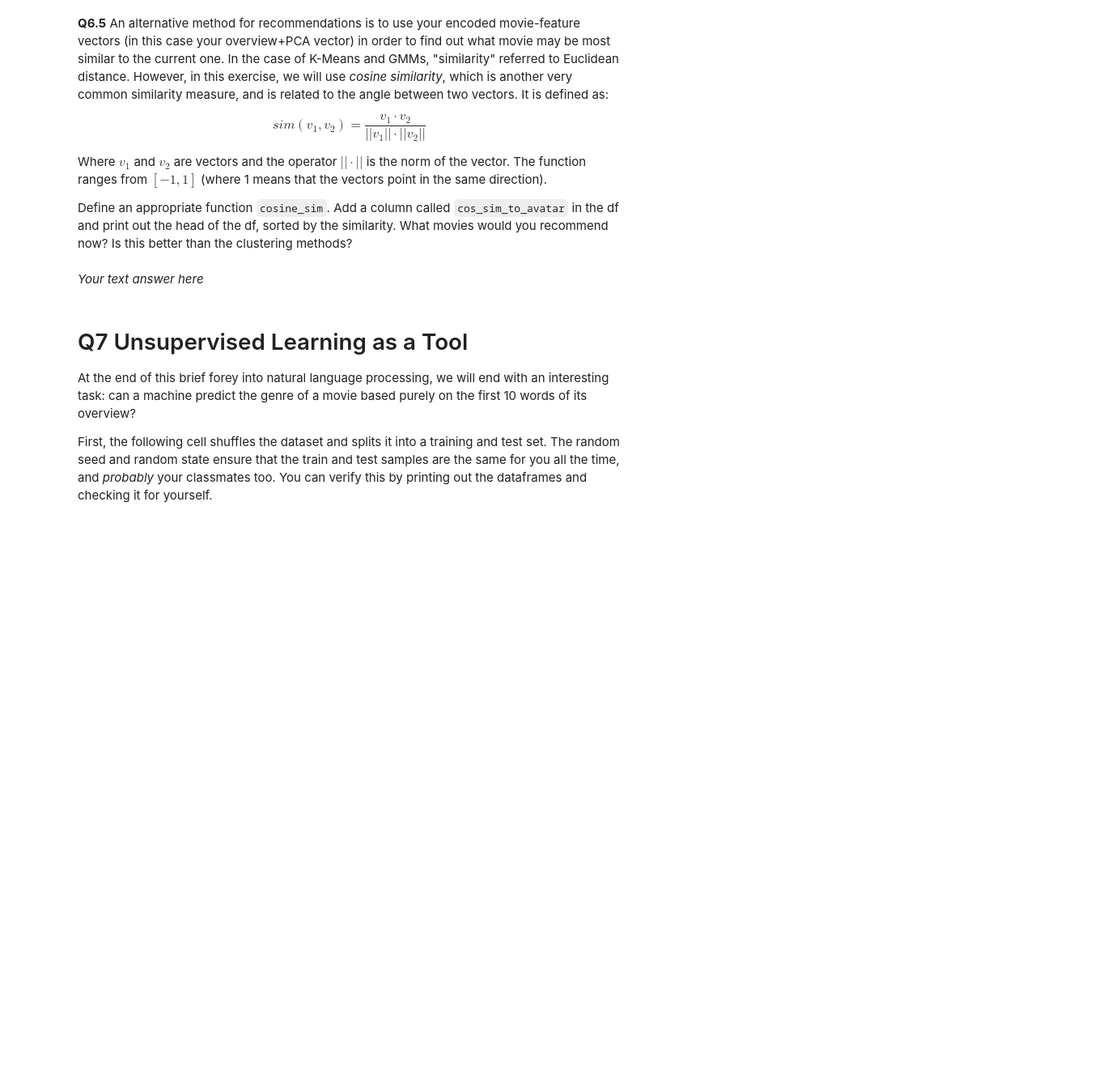
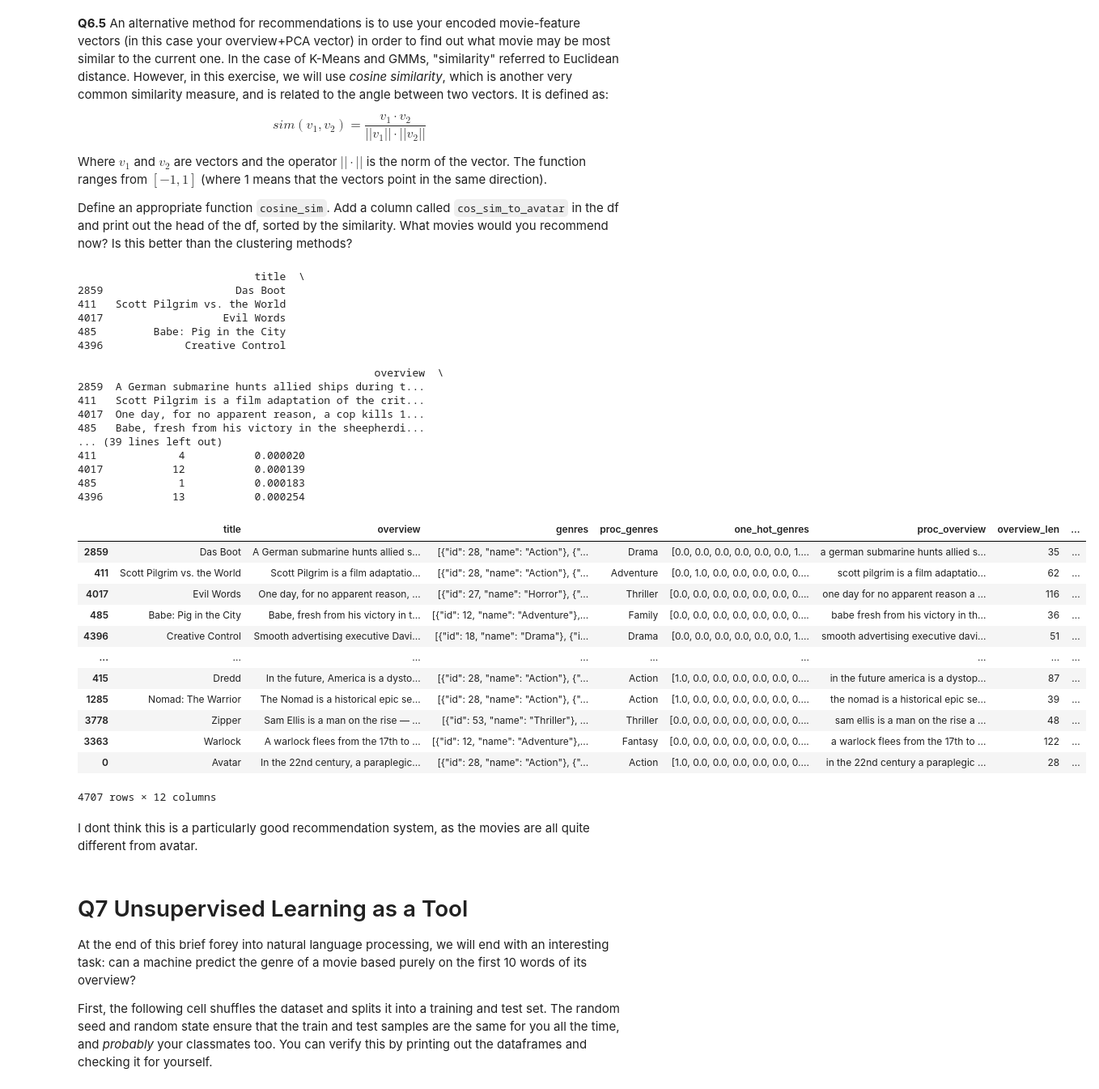
Before and after one commit to Marijnop/Assignments, a Jupyter notebook: Assignment 3 - Empty (1).ipynb, the cells around one changed output. Shown at 81% size. Cells and saved outputs as stored; diff of their text form; code cells hidden in the pictures; blank space fills up the shorter version.

```diff
--- a/Assignment 3 - Empty (1).ipynb
+++ b/Assignment 3 - Empty (1).ipynb
@@ -563,21 +620,64 @@ Where $v_1$ and $v_2$ are vectors and the operator $||\cdot||$ is the norm of th
 
 Define an appropriate function `cosine_sim`. Add a column called `cos_sim_to_avatar` in the df and print out the head of the df, sorted by the similarity. What movies would you recommend now? Is this better than the clustering methods?
 # %%
+# Define cosine similarity function
 def cosine_sim(v1, v2):
-    return ...
+    norm_v1 = np.linalg.norm(v1)
+    norm_v2 = np.linalg.norm(v2)
+    return np.dot(v1, v2) / (norm_v1 * norm_v2)
 
-# get overview_pca encoding of previously watched film
-prev_watch_enc = ...
+# Get overview_pca encoding of previously watched film
+prev_watch_enc = df.loc[df['title'] == prev_watch, 'overview_pca'].values[0]
 
-sims = [] # set up place to store similarities
+# Calculate cosine similarity between the feature vector of the previously watched film and all other feature vectors
+sims = []
 for i, row in df.iterrows():
-    sims.append(...)
+    sim = cosine_sim(prev_watch_enc, row['overview_pca'])
+    sims.append(np.abs(sim))  # Make the similarity values absolute
 
-df["cos_sim_to_avatar"] = ...
-df = df.sort_values(...) # sort df
-df # print to verify
+# Add cosine similarity column to the DataFrame
+df["cos_sim_to_avatar"] = sims
+
+# Sort DataFrame by cosine similarity
+df = df.sort_values(by='cos_sim_to_avatar')
+
+# Print the head of the DataFrame sorted by cosine similarity
+print(df.head())
+
+df
+# %% [output]
+                            title  \
+2859                     Das Boot
+411   Scott Pilgrim vs. the World
+4017                   Evil Words
+485         Babe: Pig in the City
+4396             Creative Control
+
+                                               overview  \
+2859  A German submarine hunts allied ships during t...
+411   Scott Pilgrim is a film adaptation of the crit...
+4017  One day, for no apparent reason, a cop kills 1...
+485   Babe, fresh from his victory in the sheepherdi...
+... (39 lines left out)
+411             4           0.000020
+4017           12           0.000139
+485             1           0.000183
+4396           13           0.000254
+|  | title | overview | genres | proc_genres | one_hot_genres | proc_overview | overview_len | ... |
+| 2859 | Das Boot | A German submarine hunts allied s... | [{"id": 28, "name": "Action"}, {"... | Drama | [0.0, 0.0, 0.0, 0.0, 0.0, 0.0, 1.... | a german submarine hunts allied s... | 35 | ... |
+| 411 | Scott Pilgrim vs. the World | Scott Pilgrim is a film adaptatio... | [{"id": 28, "name": "Action"}, {"... | Adventure | [0.0, 1.0, 0.0, 0.0, 0.0, 0.0, 0.... | scott pilgrim is a film adaptatio... | 62 | ... |
+| 4017 | Evil Words | One day, for no apparent reason, ... | [{"id": 27, "name": "Horror"}, {"... | Thriller | [0.0, 0.0, 0.0, 0.0, 0.0, 0.0, 0.... | one day for no apparent reason a ... | 116 | ... |
+| 485 | Babe: Pig in the City | Babe, fresh from his victory in t... | [{"id": 12, "name": "Adventure"},... | Family | [0.0, 0.0, 0.0, 0.0, 0.0, 0.0, 0.... | babe fresh from his victory in th... | 36 | ... |
+| 4396 | Creative Control | Smooth advertising executive Davi... | [{"id": 18, "name": "Drama"}, {"i... | Drama | [0.0, 0.0, 0.0, 0.0, 0.0, 0.0, 1.... | smooth advertising executive davi... | 51 | ... |
+| ... | ... | ... | ... | ... | ... | ... | ... | ... |
+| 415 | Dredd | In the future, America is a dysto... | [{"id": 28, "name": "Action"}, {"... | Action | [1.0, 0.0, 0.0, 0.0, 0.0, 0.0, 0.... | in the future america is a dystop... | 87 | ... |
+| 1285 | Nomad: The Warrior | The Nomad is a historical epic se... | [{"id": 28, "name": "Action"}, {"... | Action | [1.0, 0.0, 0.0, 0.0, 0.0, 0.0, 0.... | the nomad is a historical epic se... | 39 | ... |
+| 3778 | Zipper | Sam Ellis is a man on the rise — ... | [{"id": 53, "name": "Thriller"}, ... | Thriller | [0.0, 0.0, 0.0, 0.0, 0.0, 0.0, 0.... | sam ellis is a man on the rise a ... | 48 | ... |
+| 3363 | Warlock | A warlock flees from the 17th to ... | [{"id": 12, "name": "Adventure"},... | Fantasy | [0.0, 0.0, 0.0, 0.0, 0.0, 0.0, 0.... | a warlock flees from the 17th to ... | 122 | ... |
+| 0 | Avatar | In the 22nd century, a paraplegic... | [{"id": 28, "name": "Action"}, {"... | Action | [1.0, 0.0, 0.0, 0.0, 0.0, 0.0, 0.... | in the 22nd century a paraplegic ... | 28 | ... |
+4707 rows × 12 columns
 # %% [markdown]
-*Your text answer here*
+I dont think this is a particularly good recommendation system, as the movies are all quite different from avatar.
 # %% [markdown]
 # Q7 Unsupervised Learning as a Tool
 
```
Also changed, not shown: parts of 19 cells of this notebook.
